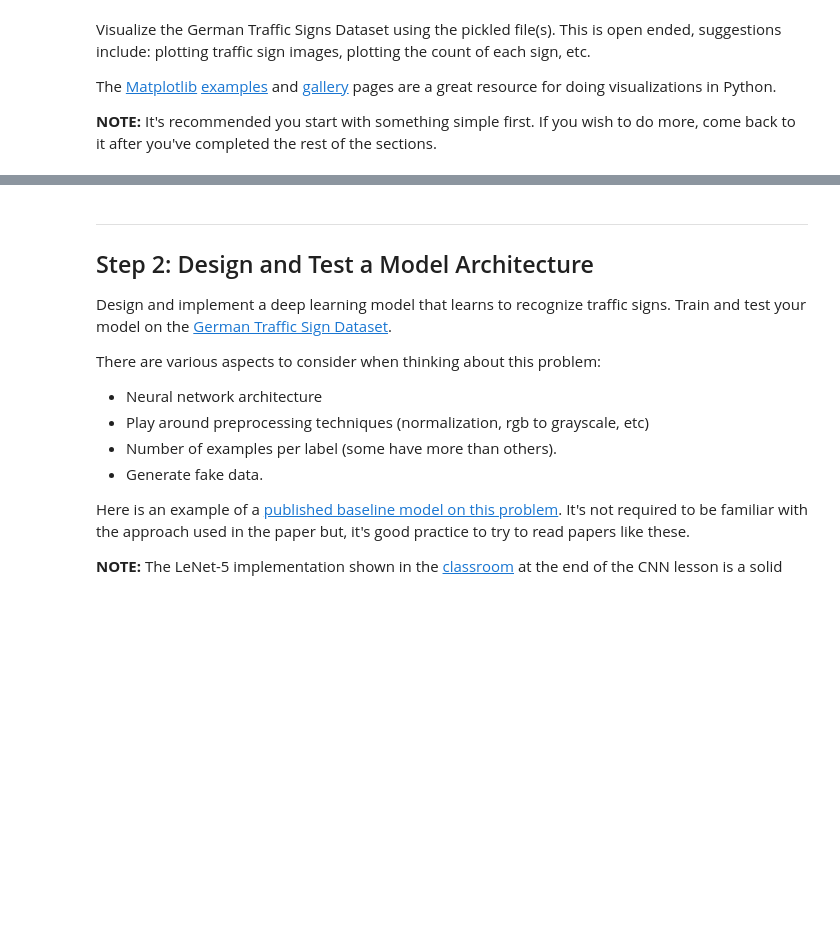
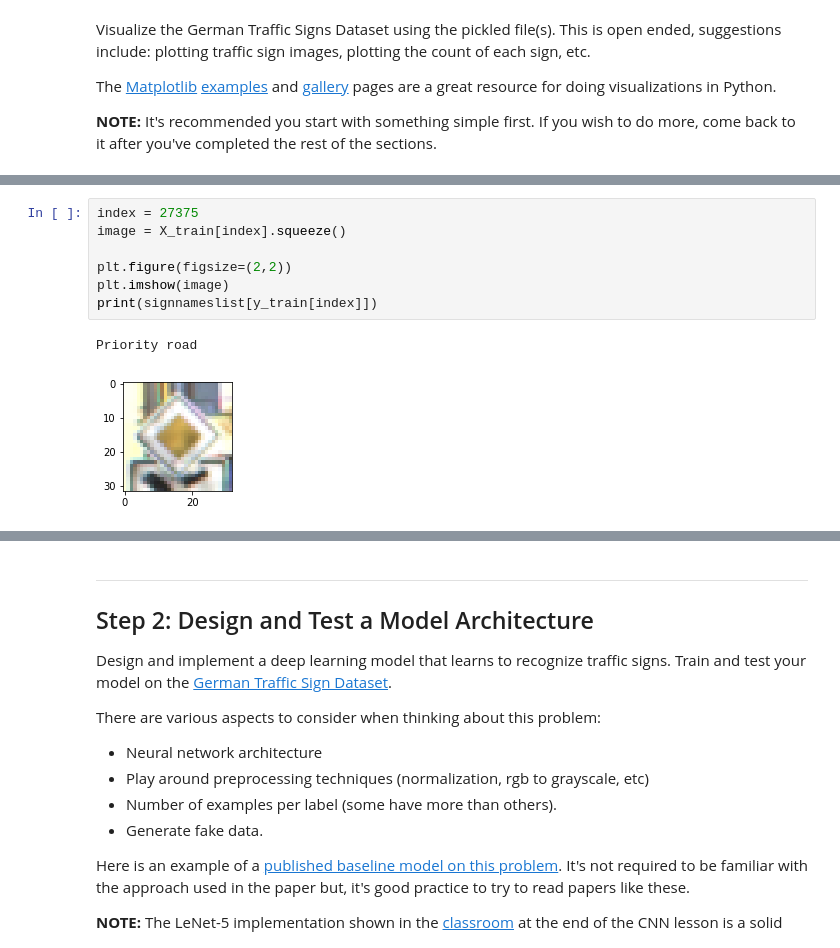
Before and after one commit to royveshovda/CarND-Traffic-Sign-Classifier-P2, a Jupyter notebook: Traffic_Sign_Classifier.ipynb, the cells around one changed output, grey strips where cells are left out. Drawn from its saved outputs; the diff is of its cells as text; blank space fills up the shorter version.

```diff
--- a/Traffic_Sign_Classifier.ipynb
+++ b/Traffic_Sign_Classifier.ipynb
@@ -109,0 +131,10 @@ print(y_train[index])
+# %%
+index = 27375
+image = X_train[index].squeeze()
+
+plt.figure(figsize=(2,2))
+plt.imshow(image)
+print(signnameslist[y_train[index]])
+# %% [output]
+Priority road
+[figure, added]
```
Also changed, not shown: parts of 8 cells of this notebook.
